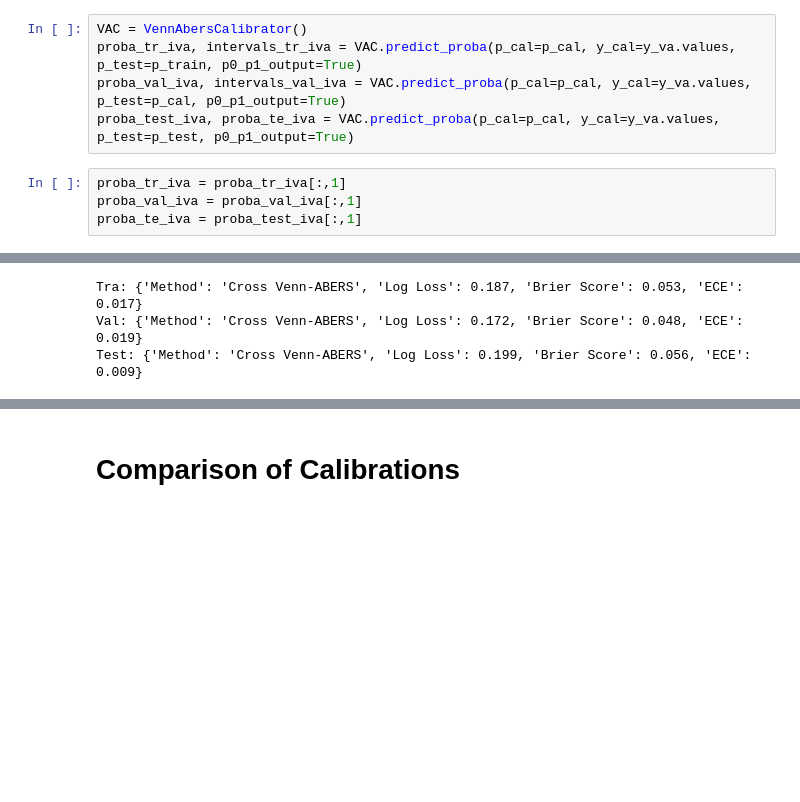
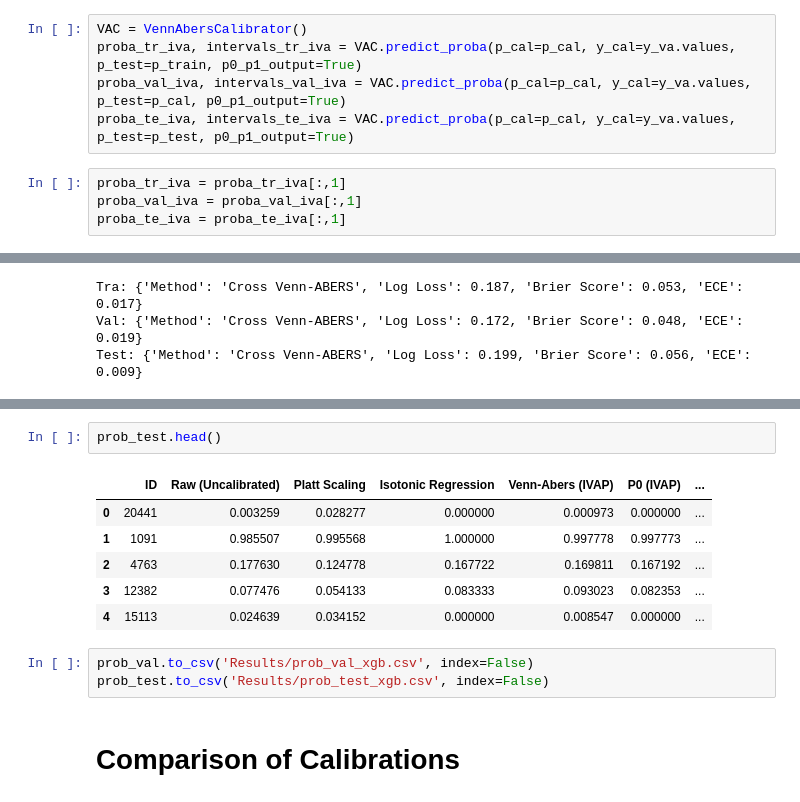
Before and after one commit to sandrokhizanishvili/Credit-Risk-Model-Calibration, a Jupyter notebook: gbm.ipynb, the cells around one changed output, grey strips where cells are left out. Cells and saved outputs as stored; diff of their text form; blank space fills up the shorter version.

```diff
--- a/gbm.ipynb
+++ b/gbm.ipynb
@@ -257,11 +257,11 @@ p_test = xgb_model.predict_proba(X_te)
 VAC = VennAbersCalibrator()
 proba_tr_iva, intervals_tr_iva = VAC.predict_proba(p_cal=p_cal, y_cal=y_va.values, p_test=p_train, p0_p1_output=True)
 proba_val_iva, intervals_val_iva = VAC.predict_proba(p_cal=p_cal, y_cal=y_va.values, p_test=p_cal, p0_p1_output=True)
-proba_test_iva, proba_te_iva = VAC.predict_proba(p_cal=p_cal, y_cal=y_va.values, p_test=p_test, p0_p1_output=True)
+proba_te_iva, intervals_te_iva = VAC.predict_proba(p_cal=p_cal, y_cal=y_va.values, p_test=p_test, p0_p1_output=True)
 # %%
 proba_tr_iva = proba_tr_iva[:,1]
 proba_val_iva = proba_val_iva[:,1]
-proba_te_iva = proba_test_iva[:,1]
+proba_te_iva = proba_te_iva[:,1]
 # %%
 print('Tra:', model_metrics(y_tr, proba_tr_iva, 0.5))
 print('Val:', model_metrics(y_va, proba_val_iva, 0.5))
@@ -330,3 +391,15 @@ Test: {'Method': 'Cross Venn-ABERS', 'Log Loss': 0.199, 'Brier Score': 0.056, 'E
+# %%
+prob_test.head()
+# %% [output]
+|  | ID | Raw (Uncalibrated) | Platt Scaling | Isotonic Regression | Venn-Abers (IVAP) | P0 (IVAP) | ... |
+| 0 | 20441 | 0.003259 | 0.028277 | 0.000000 | 0.000973 | 0.000000 | ... |
+| 1 | 1091 | 0.985507 | 0.995568 | 1.000000 | 0.997778 | 0.997773 | ... |
+| 2 | 4763 | 0.177630 | 0.124778 | 0.167722 | 0.169811 | 0.167192 | ... |
+| 3 | 12382 | 0.077476 | 0.054133 | 0.083333 | 0.093023 | 0.082353 | ... |
+| 4 | 15113 | 0.024639 | 0.034152 | 0.000000 | 0.008547 | 0.000000 | ... |
+# %%
+prob_val.to_csv('Results/prob_val_xgb.csv', index=False)
+prob_test.to_csv('Results/prob_test_xgb.csv', index=False)
 # %% [markdown]
 # Comparison of Calibrations
 # %%
```
Also changed, not shown: parts of 7 cells of this notebook.
